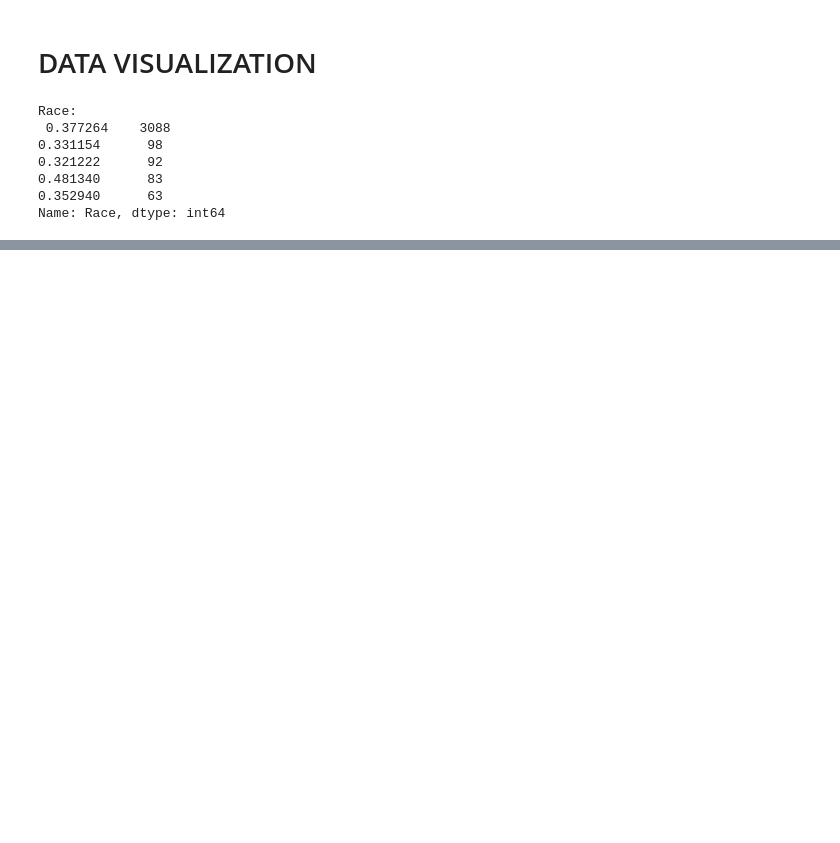
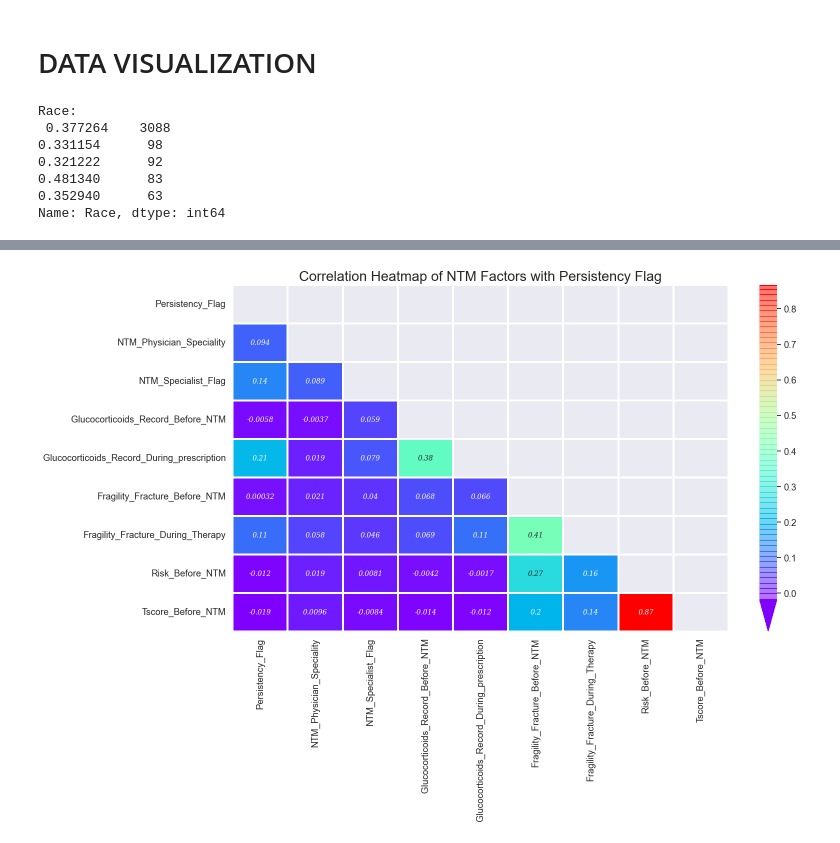
Before and after one commit to LiviaNFoster/DataGlacierFinalProject, a Jupyter notebook: FinalProject.ipynb, the cells around one changed output, grey strips where cells are left out. Saved outputs shown, nothing was run; the diff lists cells and outputs as text; code cells hidden in the pictures; blank space fills up the shorter version.

```diff
--- a/FinalProject.ipynb
+++ b/FinalProject.ipynb
@@ -1325,0 +1307,24 @@ sns.set(font_scale = 1.2)
+# %%
+# Heatmap of Persistency Flag and NTM Factors
+df_ntm = df[['Persistency_Flag', 'NTM_Physician_Speciality', 'NTM_Specialist_Flag',
+             'Glucocorticoids_Record_Before_NTM', 'Glucocorticoids_Record_During_prescription',
+             'Fragility_Fracture_Before_NTM','Fragility_Fracture_During_Therapy', 'Risk_Before_NTM',
+             'Tscore_Before_NTM', 'Risk_During_Prescription', 'Tscore_During_Prescription',
+             'Change_T_Score', 'Risk_Change']].copy()
+corr_ntm = df_ntm.corr()
+
+plt.figure(figsize = (16, 9))
+
+# take upper correlation matrix
+matrix = np.triu(corr_ntm)
+
+# Generate heatmap correlation
+ax = sns.heatmap(corr_ntm, mask = matrix, cmap = 'rainbow', annot = True, linewidth = 1.5 ,annot_kws= annot_kws, cbar_kws=cbar_kws)
+
+# Set the title etc
+plt.title('Correlation Heatmap of NTM Factors with Persistency Flag', fontsize = 20)
+
+# Set the size of text
+sns.set(font_scale = 1.2)
+# %% [output]
+[figure, added]
```
Also changed, not shown: parts of 24 cells of this notebook.
